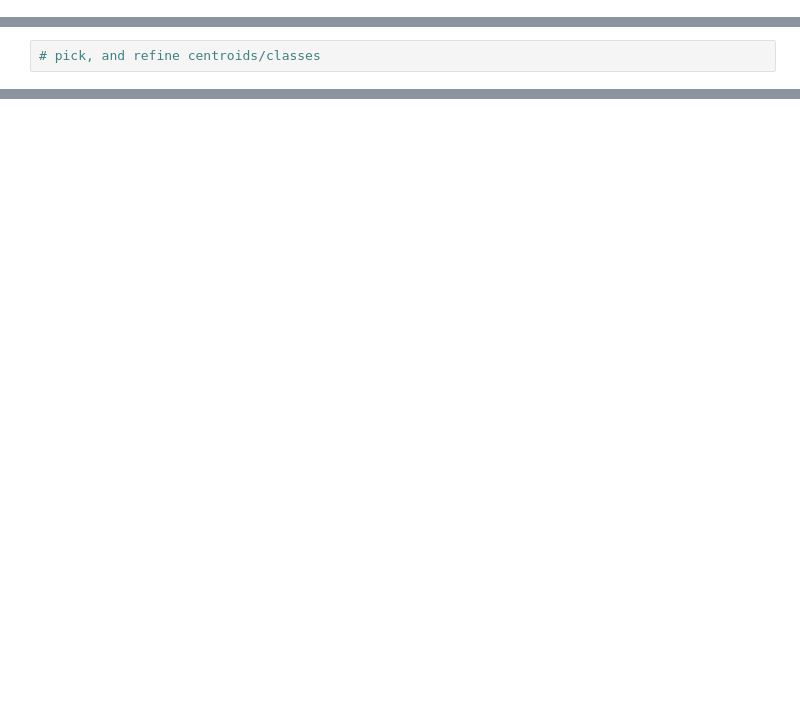
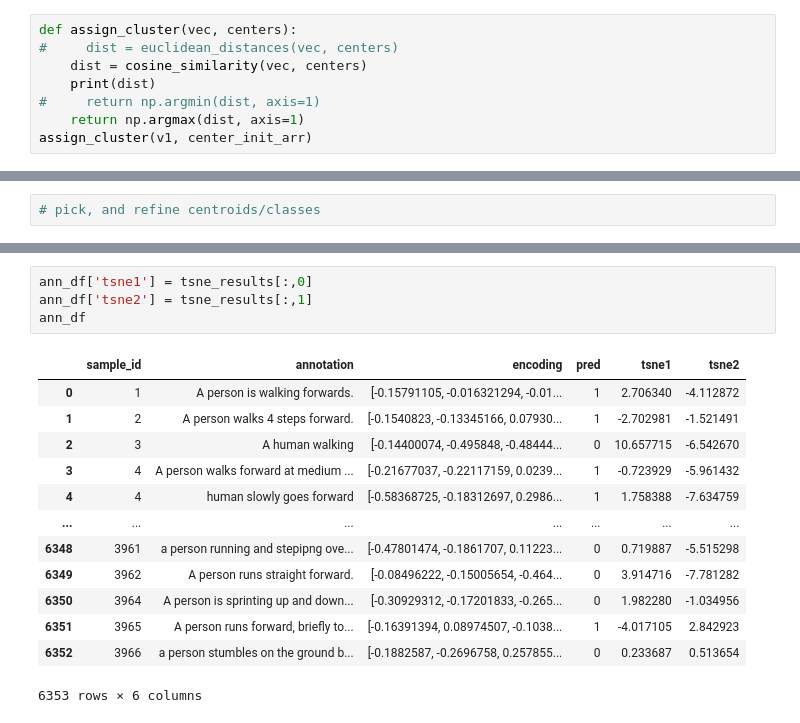
Before and after one commit to wojtekcz/language2motion, a Jupyter notebook: code/dataset_labeling/bert clustering.ipynb, the cells around one changed output, grey strips where cells are left out. Drawn from its saved outputs; the diff is of its cells as text; blank space fills up the shorter version.

```diff
--- a/code/dataset_labeling/bert clustering.ipynb
+++ b/code/dataset_labeling/bert clustering.ipynb
@@ -66,0 +89,8 @@ len(clusters)
+# %%
+def assign_cluster(vec, centers):
+#     dist = euclidean_distances(vec, centers)
+    dist = cosine_similarity(vec, centers)
+    print(dist)
+#     return np.argmin(dist, axis=1)
+    return np.argmax(dist, axis=1)
+assign_cluster(v1, center_init_arr)
@@ -208,0 +264,18 @@ df_subset['tsne-2d-two'] = tsne_results[:,1]
+# %%
+ann_df['tsne1'] = tsne_results[:,0]
+ann_df['tsne2'] = tsne_results[:,1]
+ann_df
+# %% [output]
+|  | sample_id | annotation | encoding | pred | tsne1 | tsne2 |
+| 0 | 1 | A person is walking forwards. | [-0.15791105, -0.016321294, -0.01... | 1 | 2.706340 | -4.112872 |
+| 1 | 2 | A person walks 4 steps forward. | [-0.1540823, -0.13345166, 0.07930... | 1 | -2.702981 | -1.521491 |
+| 2 | 3 | A human walking | [-0.14400074, -0.495848, -0.48444... | 0 | 10.657715 | -6.542670 |
+| 3 | 4 | A person walks forward at medium ... | [-0.21677037, -0.22117159, 0.0239... | 1 | -0.723929 | -5.961432 |
+| 4 | 4 | human slowly goes forward | [-0.58368725, -0.18312697, 0.2986... | 1 | 1.758388 | -7.634759 |
+| ... | ... | ... | ... | ... | ... | ... |
+| 6348 | 3961 | a person running and stepipng ove... | [-0.47801474, -0.1861707, 0.11223... | 0 | 0.719887 | -5.515298 |
+| 6349 | 3962 | A person runs straight forward. | [-0.08496222, -0.15005654, -0.464... | 0 | 3.914716 | -7.781282 |
+| 6350 | 3964 | A person is sprinting up and down... | [-0.30929312, -0.17201833, -0.265... | 0 | 1.982280 | -1.034956 |
+| 6351 | 3965 | A person runs forward, briefly to... | [-0.16391394, 0.08974507, -0.1038... | 1 | -4.017105 | 2.842923 |
+| 6352 | 3966 | a person stumbles on the ground b... | [-0.1882587, -0.2696758, 0.257855... | 0 | 0.233687 | 0.513654 |
+6353 rows × 6 columns
```
Also changed, not shown: parts of 45 cells of this notebook.
